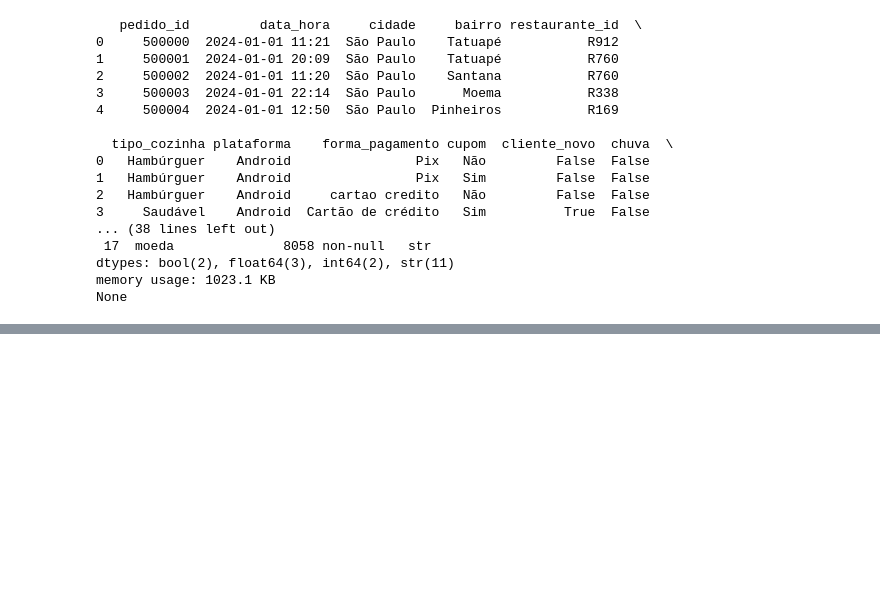
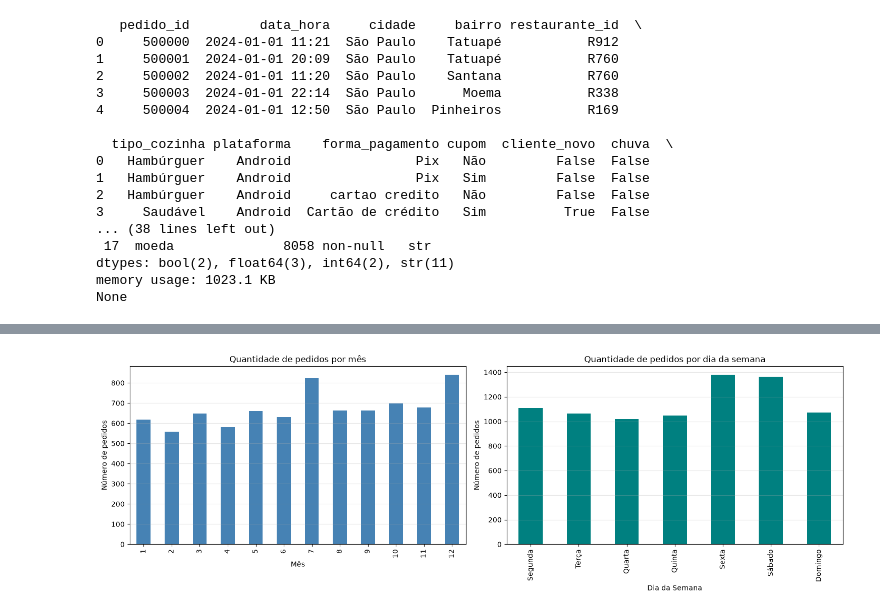
Before and after one commit to ivanjoncesar-ai/Trabalho_Ivan, a Jupyter notebook: Trabalho_Ivan.ipynb, the cells around one changed output, grey strips where cells are left out. Cells and saved outputs as stored; diff of their text form; code cells hidden in the pictures; blank space fills up the shorter version.

```diff
--- a/Trabalho_Ivan.ipynb
+++ b/Trabalho_Ivan.ipynb
@@ -28,0 +407,36 @@ None
+# %%
+pedidos_por_mes = df.groupby("mes").size().sort_index()
+
+ordem_dias = [
+    "Segunda",
+    "Terça",
+    "Quarta",
+    "Quinta",
+    "Sexta",
+    "Sábado",
+    "Domingo",
+]
+pedidos_por_dia = (
+    df["dia_semana_pt"].value_counts().reindex(ordem_dias)
+)
+
+fig, axes = plt.subplots(1, 2, figsize=(15, 5))
+
+# Gráfico 1: Por Mês
+pedidos_por_mes.plot(kind="bar", ax=axes[0], color="steelblue")
+axes[0].set_title("Quantidade de pedidos por mês")
+axes[0].set_xlabel("Mês")
+axes[0].set_ylabel("Número de pedidos")
+axes[0].grid(axis="y", alpha=0.3)
+
+# Gráfico 2: Por Dia da Semana
+pedidos_por_dia.plot(kind="bar", ax=axes[1], color="teal")
+axes[1].set_title("Quantidade de pedidos por dia da semana")
+axes[1].set_xlabel("Dia da Semana")
+axes[1].set_ylabel("Número de pedidos")
+axes[1].grid(axis="y", alpha=0.3)
+
+plt.tight_layout()
+plt.show()
+# %% [output]
+[figure, added]
```
Also changed, not shown: parts of 97 cells of this notebook, 5 other files.
